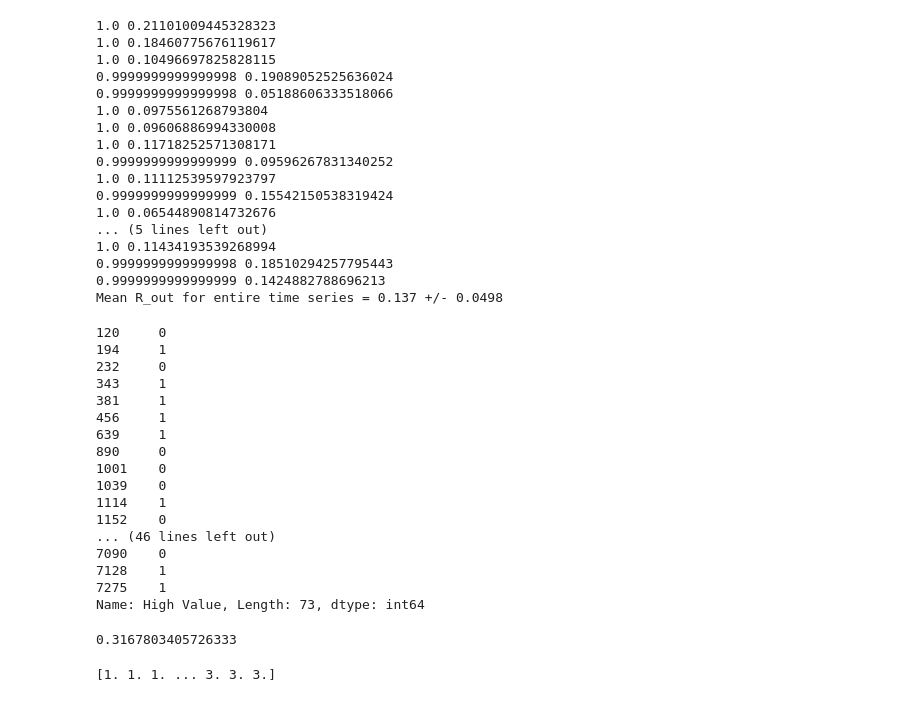
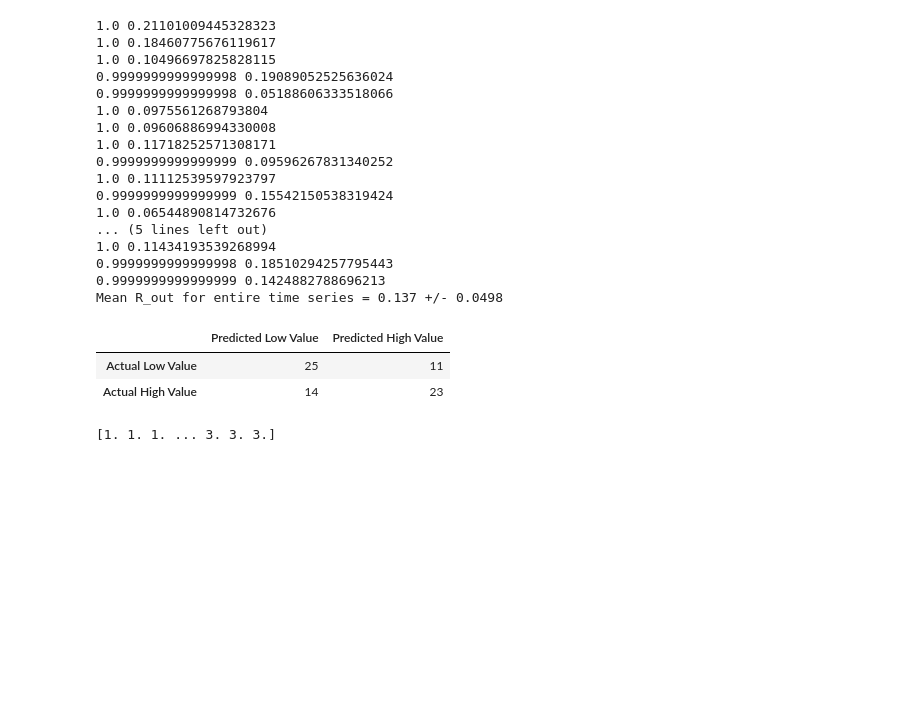
Before and after one commit to blelliott23/neuro-data-analysis-course, a Jupyter notebook: VDR_Decoding_v2.ipynb, the cells around one changed output. Drawn from its saved outputs; the diff is of its cells as text; code cells hidden in the pictures; blank space fills up the shorter version.

```diff
--- a/VDR_Decoding_v2.ipynb
+++ b/VDR_Decoding_v2.ipynb
@@ -175,38 +175,38 @@ print("Mean R_out for entire time series = %.3g +/- %.3g" % (r_out.mean(), r_out
 0.9999999999999998 0.18510294257795443
 0.9999999999999999 0.1424882788696213
 Mean R_out for entire time series = 0.137 +/- 0.0498
+# %%
+# This generates a "confusion matrix" showing the number of
+# True Positives, False Positives, True Negatives, and False Negatives, i.e. all of the possible outcomes.
+# We want True Positives (upper left quadrant) and True Negatives (lower right quadrant)
+# to be high and the others to be low.
+
+def report(y, y_predicted):
+    conf_mat = confusion_matrix(y, y_predicted)
+    report = pd.DataFrame(index=['Actual Low Value', 'Actual High Value'],
+                          columns=['Predicted Low Value', 'Predicted High Value'],
+                          data=conf_mat)
+    return report
+
+#report(y_pd, y_pd_predicted)
 # %%
 
 L1 = predicted_list[0]
 L1_corr = L1[0::8]
 #print(L1_corr)
 #print(len(predicted_list[0]))
 
 A1 = actual_list[0]
 A1_corr = A1[0::8]
-print(A1_corr)
+#print(A1_corr)
 
 r = np.corrcoef(L1_corr, A1_corr)[0, 1]
 r
+report(A1, L1)
 # %% [output]
-120     0
-194     1
-232     0
-343     1
-381     1
-456     1
-639     1
-890     0
-1001    0
-1039    0
-1114    1
-1152    0
-... (46 lines left out)
-7090    0
-7128    1
-7275    1
-Name: High Value, Length: 73, dtype: int64
-0.3167803405726333
+|  | Predicted Low Value | Predicted High Value |
+| Actual Low Value | 25 | 11 |
+| Actual High Value | 14 | 23 |
 # %%
 df_train = df.drop(df.index[train_samp_list])
 df_test = df.drop(df.index[test_list])
```
